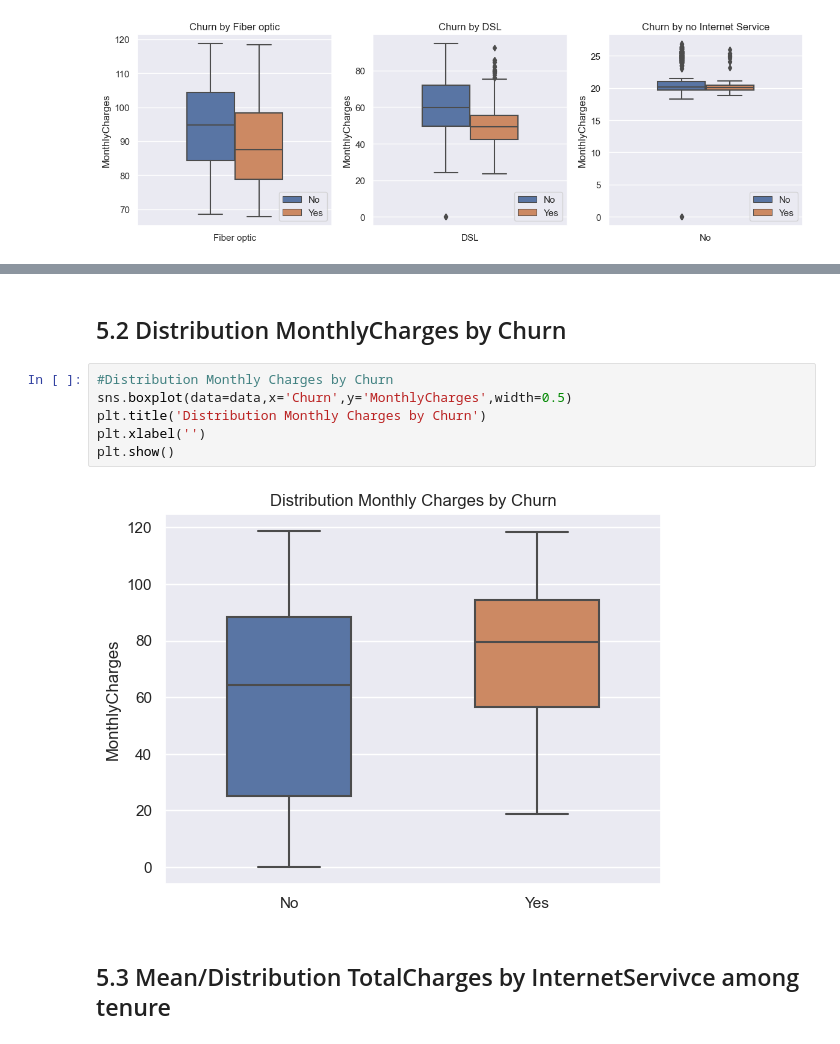
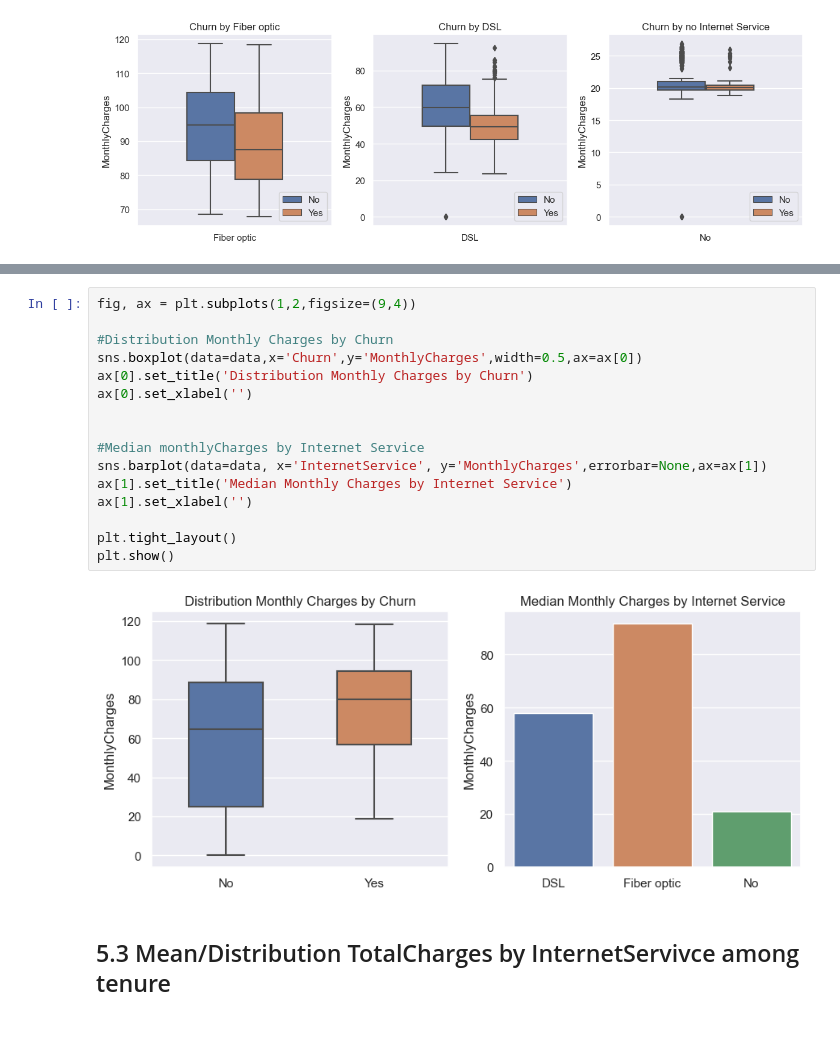
Before and after one commit to emsif84/churn_prediction, a Jupyter notebook: exploratory_data_analysis.ipynb, the cells around one changed output, grey strips where cells are left out. Saved outputs shown, nothing was run; the diff lists cells and outputs as text.

```diff
--- a/exploratory_data_analysis.ipynb
+++ b/exploratory_data_analysis.ipynb
@@ -737,13 +710,21 @@ Name: MonthlyCharges, dtype: float64
-# %% [markdown]
-## 5.2 Distribution MonthlyCharges by Churn
 # %%
+fig, ax = plt.subplots(1,2,figsize=(9,4))
+
 #Distribution Monthly Charges by Churn
-sns.boxplot(data=data,x='Churn',y='MonthlyCharges',width=0.5)
-plt.title('Distribution Monthly Charges by Churn')
-plt.xlabel('')
+sns.boxplot(data=data,x='Churn',y='MonthlyCharges',width=0.5,ax=ax[0])
+ax[0].set_title('Distribution Monthly Charges by Churn')
+ax[0].set_xlabel('')
+
+
+#Median monthlyCharges by Internet Service
+sns.barplot(data=data, x='InternetService', y='MonthlyCharges',errorbar=None,ax=ax[1])
+ax[1].set_title('Median Monthly Charges by Internet Service')
+ax[1].set_xlabel('')
+
+plt.tight_layout()
 plt.show()
 # %% [output]
-[figure, old version]
+[figure, new version]
 # %% [markdown]
 ## 5.3 Mean/Distribution TotalCharges by InternetServivce among tenure
 # %%
```
Also changed, not shown: parts of 2 cells of this notebook, 3 other files.
